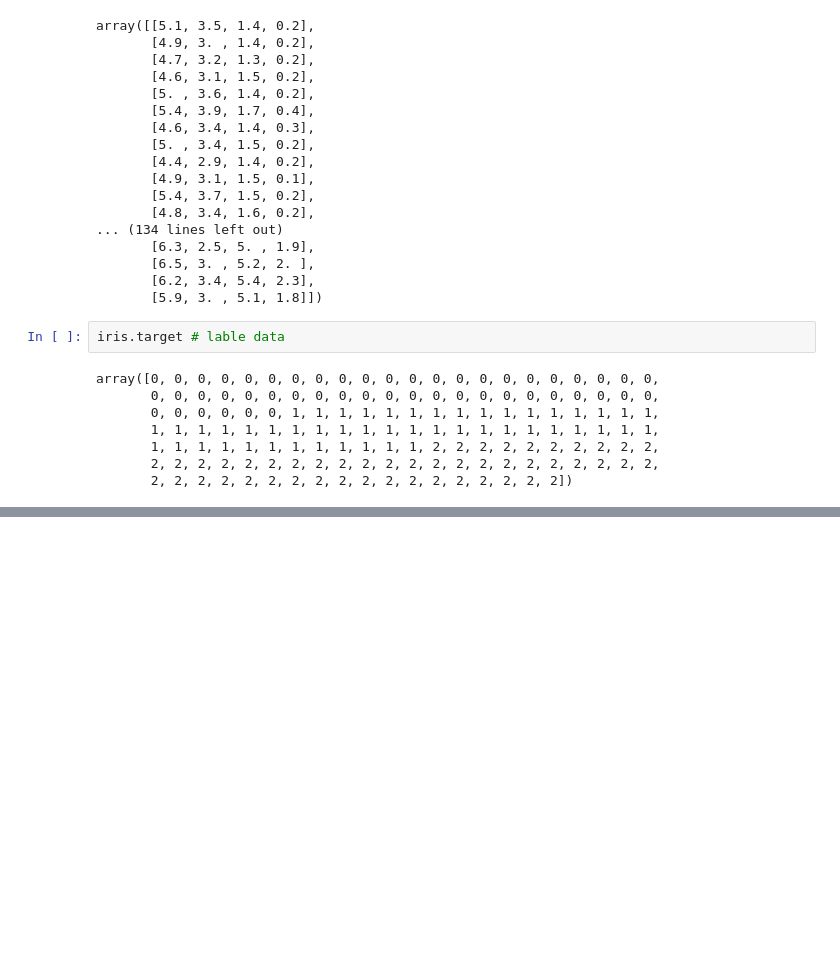
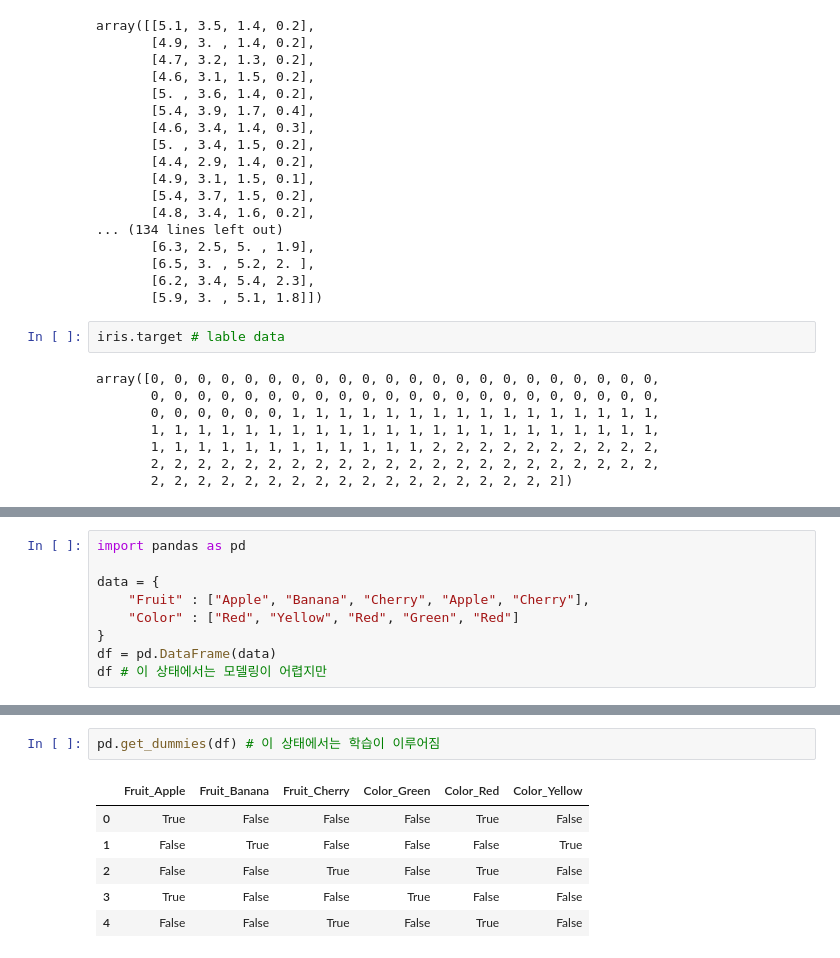
Before and after one commit to Autumn-eul/oz_Django, a Jupyter notebook: Machine-Learning/machine_learning.ipynb, the cells around one changed output, grey strips where cells are left out. Saved outputs shown, nothing was run; the diff lists cells and outputs as text; blank space fills up the shorter version.

```diff
--- a/Machine-Learning/machine_learning.ipynb
+++ b/Machine-Learning/machine_learning.ipynb
@@ -74,0 +358,9 @@ X_train, X_test, y_train, y_testtrain_test_split(iris.data, iris.target, test_si
+# %%
+import pandas as pd
+
+data = {
+    "Fruit" : ["Apple", "Banana", "Cherry", "Apple", "Cherry"],
+    "Color" : ["Red", "Yellow", "Red", "Green", "Red"]
+}
+df = pd.DataFrame(data)
+df # 이 상태에서는 모델링이 어렵지만
@@ -74,0 +374,9 @@ X_train, X_test, y_train, y_testtrain_test_split(iris.data, iris.target, test_si
+# %%
+pd.get_dummies(df) # 이 상태에서는 학습이 이루어짐
+# %% [output]
+|  | Fruit_Apple | Fruit_Banana | Fruit_Cherry | Color_Green | Color_Red | Color_Yellow |
+| 0 | True | False | False | False | True | False |
+| 1 | False | True | False | False | False | True |
+| 2 | False | False | True | False | True | False |
+| 3 | True | False | False | True | False | False |
+| 4 | False | False | True | False | True | False |
```
Also changed, not shown: parts of 21 cells of this notebook.
